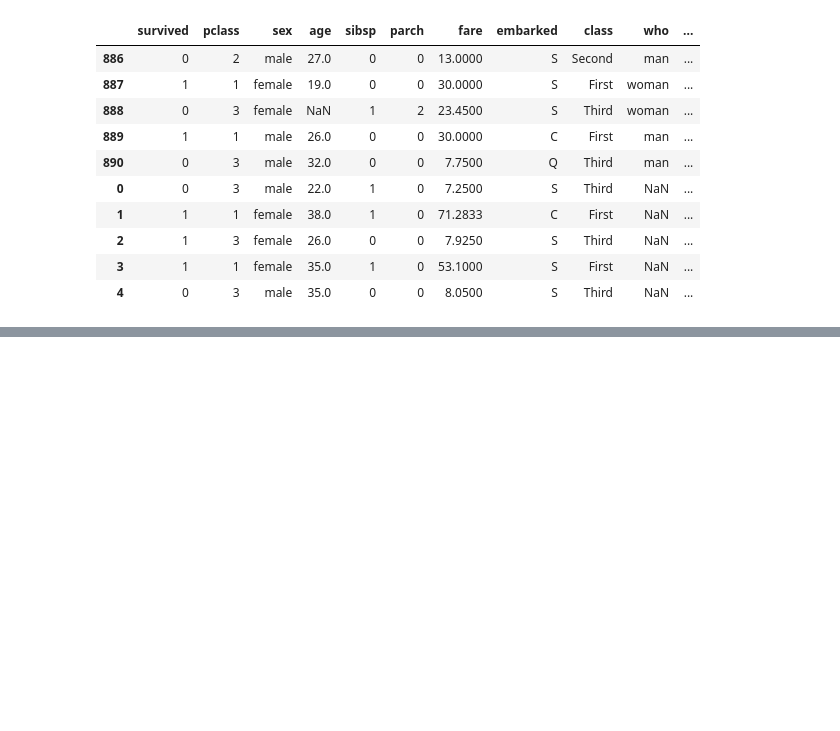
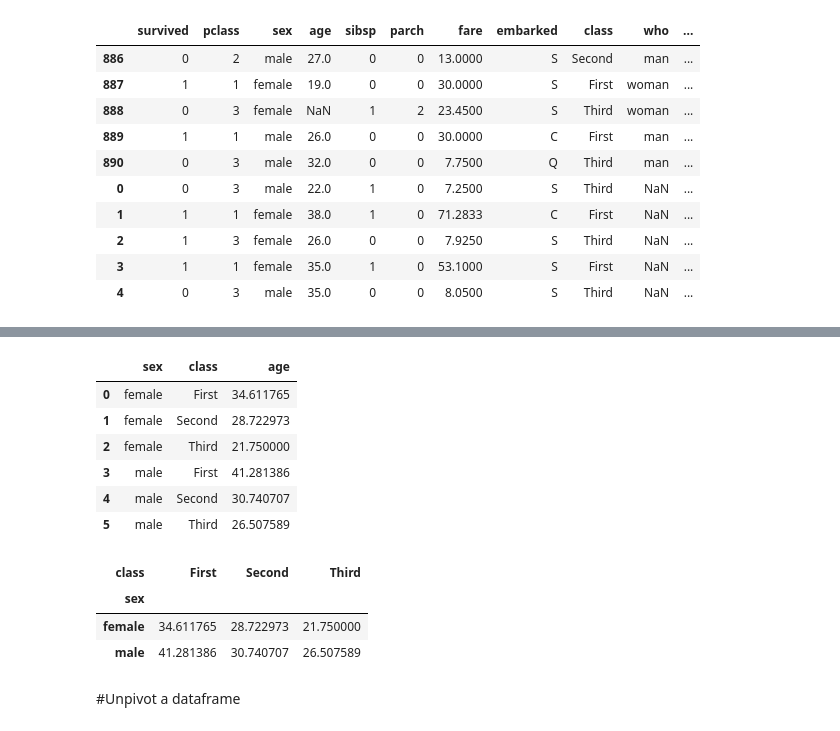
Before and after one commit to Tahan402/Tahan402, a Jupyter notebook: Pandas.ipynb, the cells around one changed output, grey strips where cells are left out. Drawn from its saved outputs; the diff is of its cells as text; code cells hidden in the pictures; blank space fills up the shorter version.

```diff
--- a/Pandas.ipynb
+++ b/Pandas.ipynb
@@ -1053,0 +1063,21 @@ concatenated_new1_df
+# %%
+agg_df = pd.DataFrame(titanic_data.groupby(['sex','class'])['age'].mean()).reset_index()
+agg_df
+# %% [output]
+|  | sex | class | age |
+| 0 | female | First | 34.611765 |
+| 1 | female | Second | 28.722973 |
+| 2 | female | Third | 21.750000 |
+| 3 | male | First | 41.281386 |
+| 4 | male | Second | 30.740707 |
+| 5 | male | Third | 26.507589 |
+# %%
+pivot_df = agg_df.pivot(index = 'sex',columns = 'class',values = 'age')
+pivot_df
+# %% [output]
+| class | First | Second | Third |
+| sex |  |  |  |
+| female | 34.611765 | 28.722973 | 21.750000 |
+| male | 41.281386 | 30.740707 | 26.507589 |
+# %% [markdown]
+#Unpivot a dataframe
```
Also changed, not shown: parts of 21 cells of this notebook.
